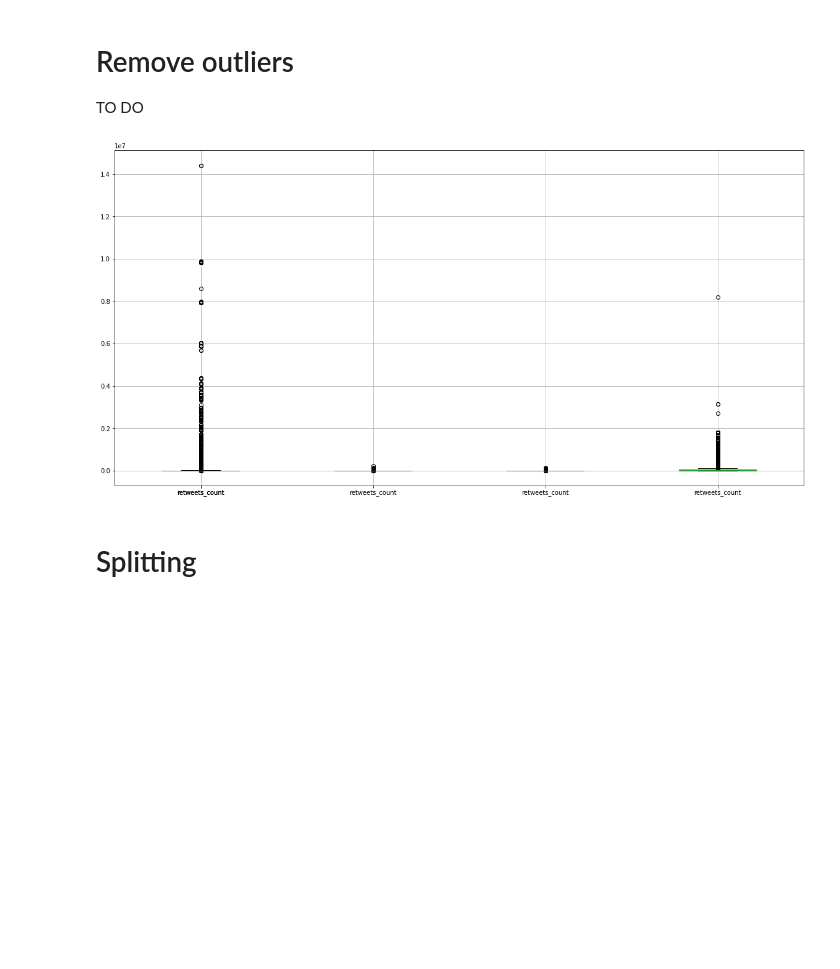
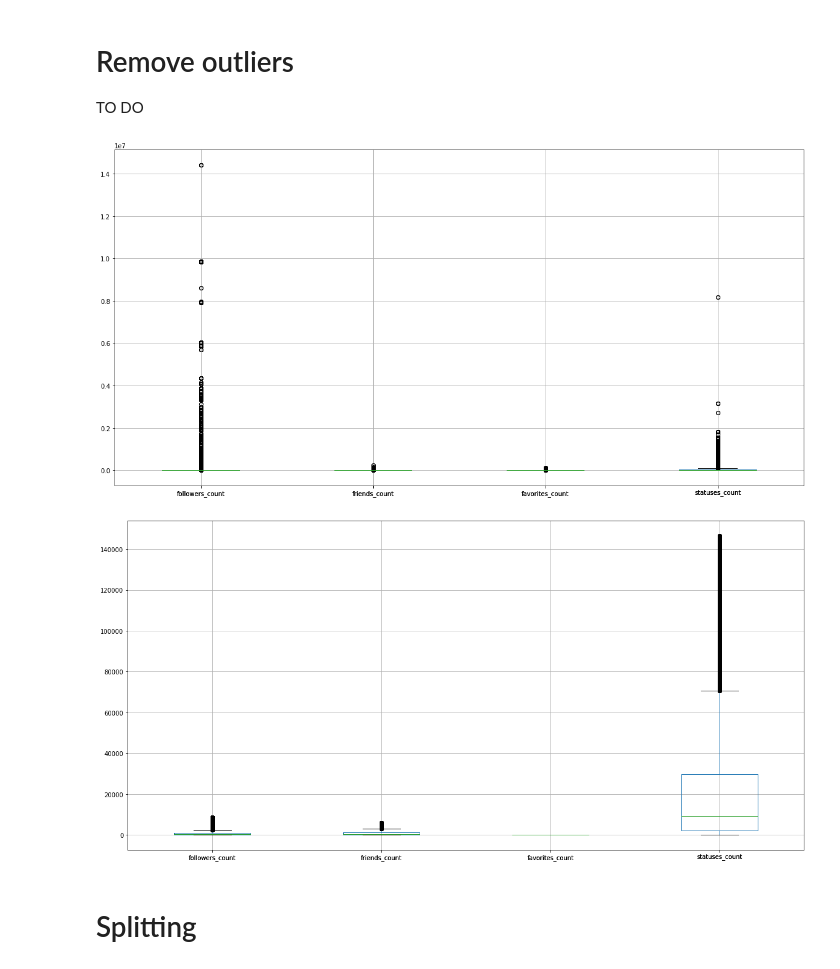
Before and after one commit to antoinegleisberg/INF554_kaggle, a Jupyter notebook: Non_text.ipynb, the cells around one changed output. Drawn from its saved outputs; the diff is of its cells as text; code cells hidden in the pictures; blank space fills up the shorter version.

```diff
--- a/Non_text.ipynb
+++ b/Non_text.ipynb
@@ -41,32 +41,41 @@ TO DO
 # %%
 #show outliers
 plt.rcParams['figure.figsize'] = [20, 10]
 train_data.boxplot(column=['followers_count', 'friends_count', 'favorites_count', 'statuses_count'])
 #increase size
 plt.rcParams['figure.figsize'] = [20, 10]
-train_data.boxplot(column=[ 'retweets_count'])
+#legend
+train_data.boxplot(column=['followers_count', 'friends_count', 'favorites_count', 'statuses_count'])
 plt.show()
 
 # remove outliers with quartile
 def remove_outliers(df, col):
     q1 = df[col].quantile(0.25)
     q3 = df[col].quantile(0.75)
     iqr = q3 - q1
     df = df[(df[col] >= q1 - 3 * iqr) & (df[col] <= q3 + 3 * iqr)]
     return df
 
 train_data = remove_outliers(train_data, 'followers_count')
 train_data = remove_outliers(train_data, 'friends_count')
 train_data = remove_outliers(train_data, 'favorites_count')
 train_data = remove_outliers(train_data, 'statuses_count')
 train_data = remove_outliers(train_data, 'retweets_count')
 #reset index
 train_data = train_data.reset_index(drop=True)
 
-
+#show outliers
+plt.rcParams['figure.figsize'] = [20, 10]
+train_data.boxplot(column=['followers_count', 'friends_count', 'favorites_count', 'statuses_count'])
+#increase size
+plt.rcParams['figure.figsize'] = [20, 10]
+#legend
+train_data.boxplot(column=['followers_count', 'friends_count', 'favorites_count', 'statuses_count'])
+plt.show()
 # see 1-s2.0-S1877050920304129-main.pdf p3
 # %% [output]
-[figure, old version]
+[figure, new version]
+[figure, added]
 # %% [markdown]
 # Splitting
 # %%
```
Also changed, not shown: parts of 2 cells of this notebook.
